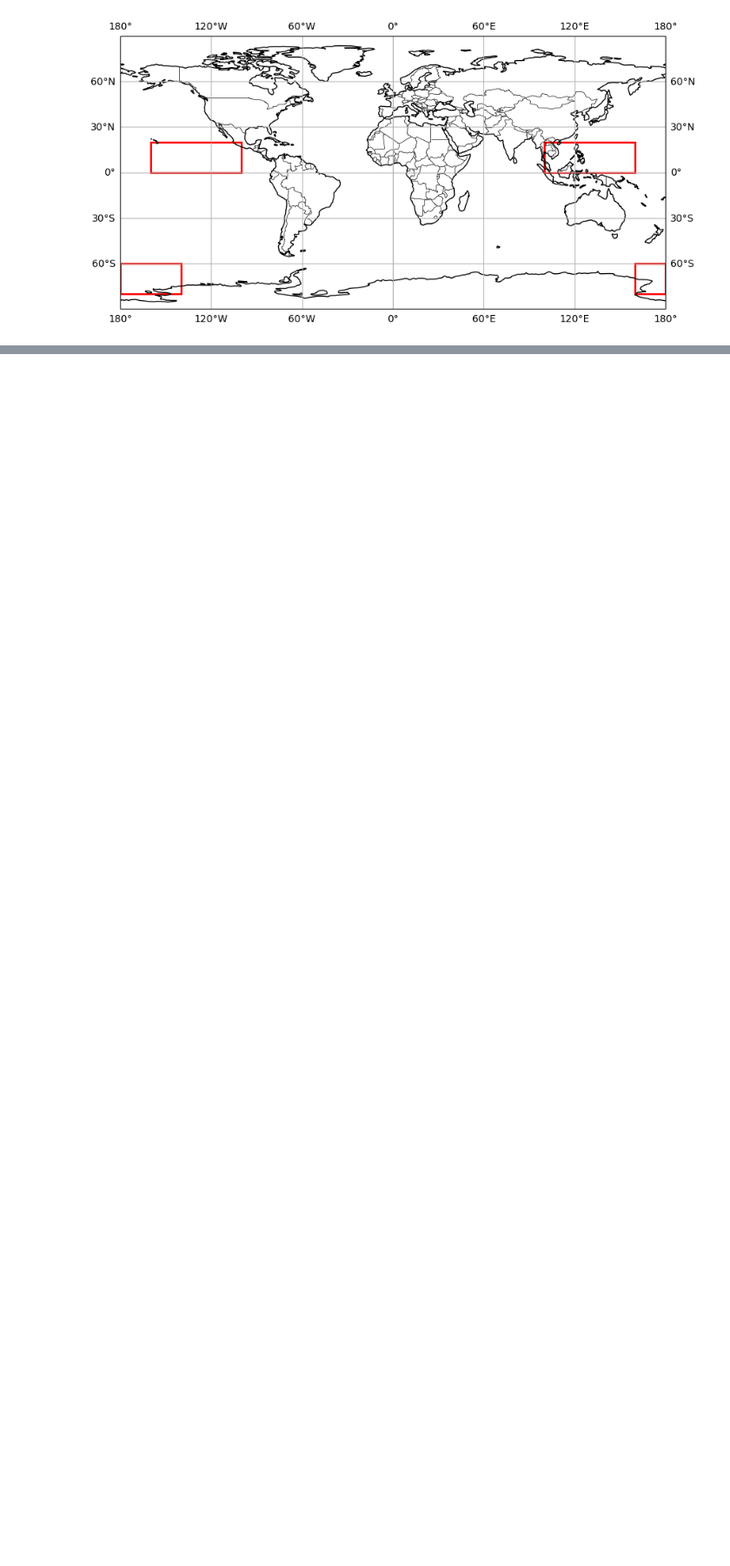
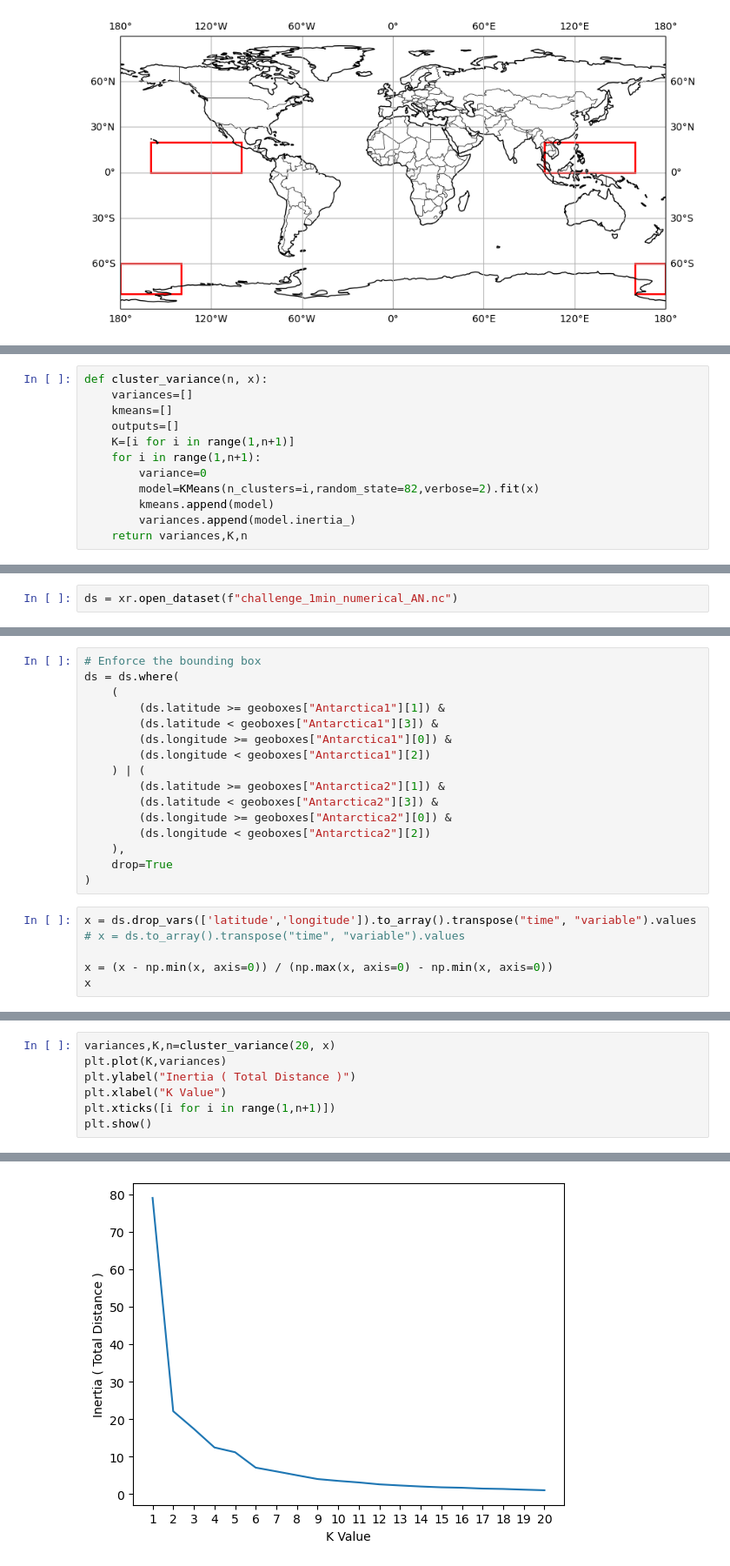
Before and after one commit to giacom0rovers1/earthcare_aerosol_cloud_interactions, a Jupyter notebook: OpenChallangeNotebook-Ch1-EarthCARE_Cloud_Aerosols_Interactions.ipynb, the cells around one changed output, grey strips where cells are left out. Shown at 87% size. Saved outputs shown, nothing was run; the diff lists cells and outputs as text; blank space fills up the shorter version.

Commit message:
Clean Antarctica Run and various updates

```diff
--- a/OpenChallangeNotebook-Ch1-EarthCARE_Cloud_Aerosols_Interactions.ipynb
+++ b/OpenChallangeNotebook-Ch1-EarthCARE_Cloud_Aerosols_Interactions.ipynb
@@ -342,0 +458,12 @@ challenge_1min_complete
+# %%
+def cluster_variance(n, x):
+    variances=[]
+    kmeans=[]
+    outputs=[]
+    K=[i for i in range(1,n+1)]
+    for i in range(1,n+1):
+        variance=0
+        model=KMeans(n_clusters=i,random_state=82,verbose=2).fit(x)
+        kmeans.append(model)
+        variances.append(model.inertia_)
+    return variances,K,n
@@ -342,0 +477,2 @@ challenge_1min_complete
+# %%
+ds = xr.open_dataset(f"challenge_1min_numerical_AN.nc")
@@ -342,0 +481,22 @@ challenge_1min_complete
+# %%
+# Enforce the bounding box
+ds = ds.where(
+    (
+        (ds.latitude >= geoboxes["Antarctica1"][1]) &
+        (ds.latitude < geoboxes["Antarctica1"][3]) &
+        (ds.longitude >= geoboxes["Antarctica1"][0]) &
+        (ds.longitude < geoboxes["Antarctica1"][2])
+    ) | (
+        (ds.latitude >= geoboxes["Antarctica2"][1]) &
+        (ds.latitude < geoboxes["Antarctica2"][3]) &
+        (ds.longitude >= geoboxes["Antarctica2"][0]) &
+        (ds.longitude < geoboxes["Antarctica2"][2])
+    ),
+    drop=True
+)
+# %%
+x = ds.drop_vars(['latitude','longitude']).to_array().transpose("time", "variable").values
+# x = ds.to_array().transpose("time", "variable").values
+
+x = (x - np.min(x, axis=0)) / (np.max(x, axis=0) - np.min(x, axis=0))
+x
@@ -342,0 +511,8 @@ challenge_1min_complete
+# %%
+variances,K,n=cluster_variance(20, x)
+plt.plot(K,variances)
+plt.ylabel("Inertia ( Total Distance )")
+plt.xlabel("K Value")
+plt.xticks([i for i in range(1,n+1)])
+plt.show()
+# %% [output]
@@ -342,0 +536 @@ challenge_1min_complete
+[figure, added]
```
Also changed, not shown: parts of 56 cells of this notebook, 3 other files.
